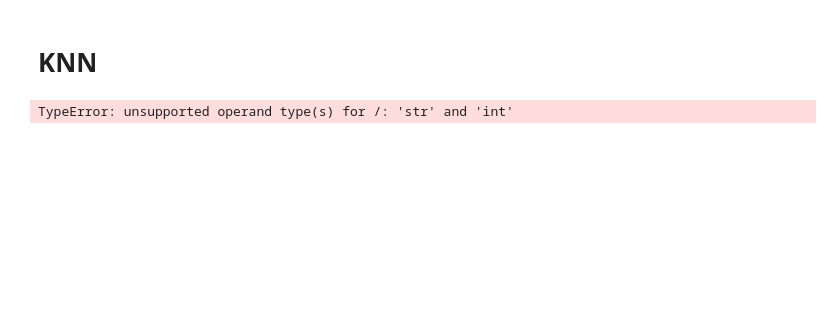
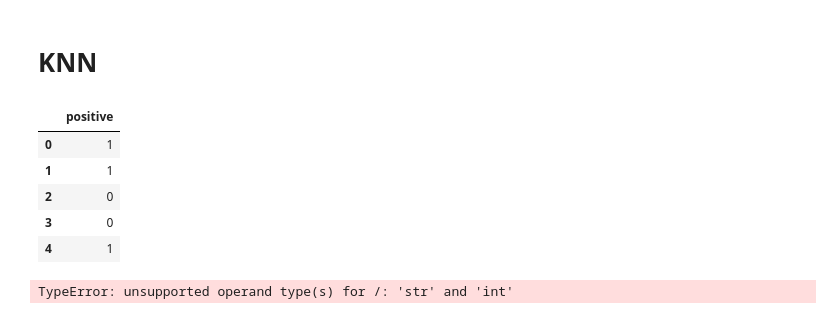
Before and after one commit to PendaNdiaye/-oil-stocks-prediction, a Jupyter notebook: notebook/process.ipynb, the cells around one changed output. Saved outputs shown, nothing was run; the diff lists cells and outputs as text; code cells hidden in the pictures; blank space fills up the shorter version.

```diff
--- a/notebook/process.ipynb
+++ b/notebook/process.ipynb
@@ -423,5 +497,15 @@ X_val.shape
 # %% [markdown]
 # KNN
+# %%
+categorical_df = pd.get_dummies(labels,drop_first=True)
+categorical_df.head()
+# %% [output]
+|  | positive |
+| 0 | 1 |
+| 1 | 1 |
+| 2 | 0 |
+| 3 | 0 |
+| 4 | 1 |
 # %%
 import matplotlib.pyplot as plt
 import random
```
Also changed, not shown: parts of 6 cells of this notebook.
